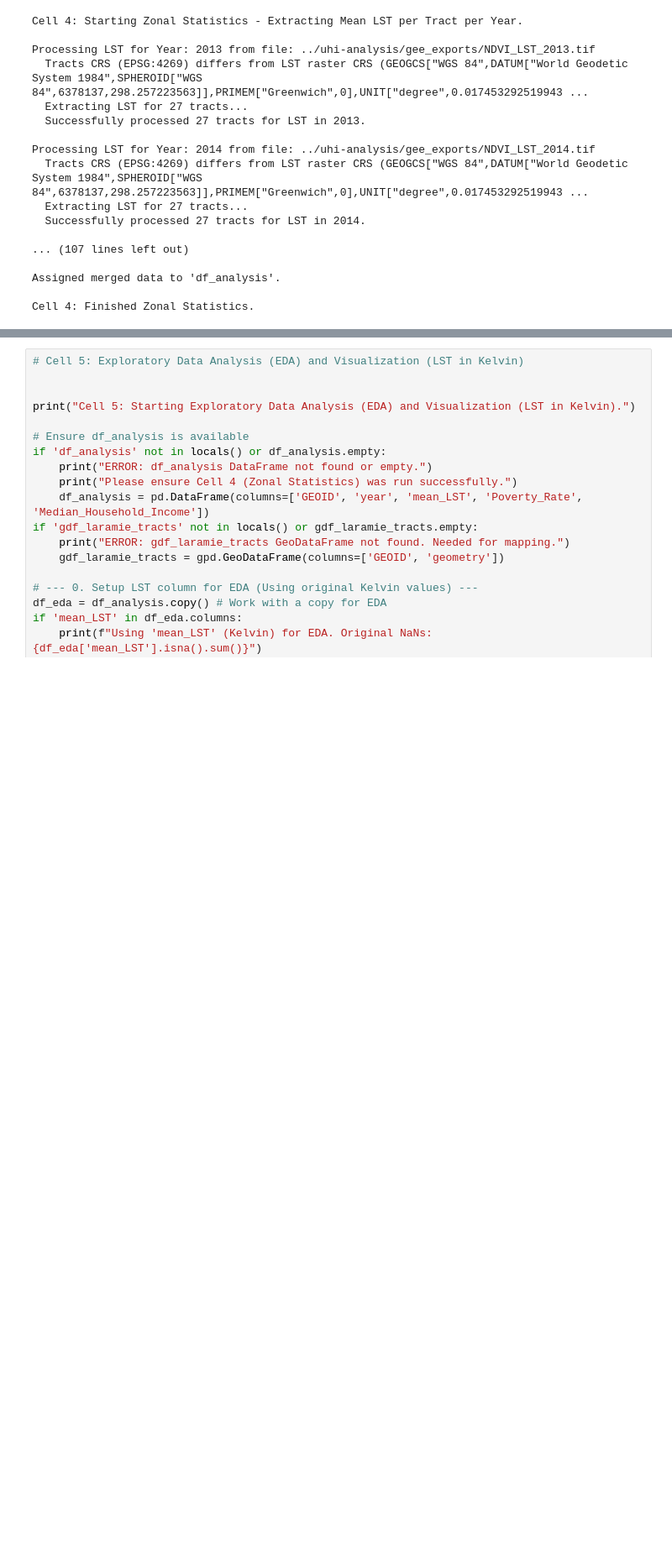
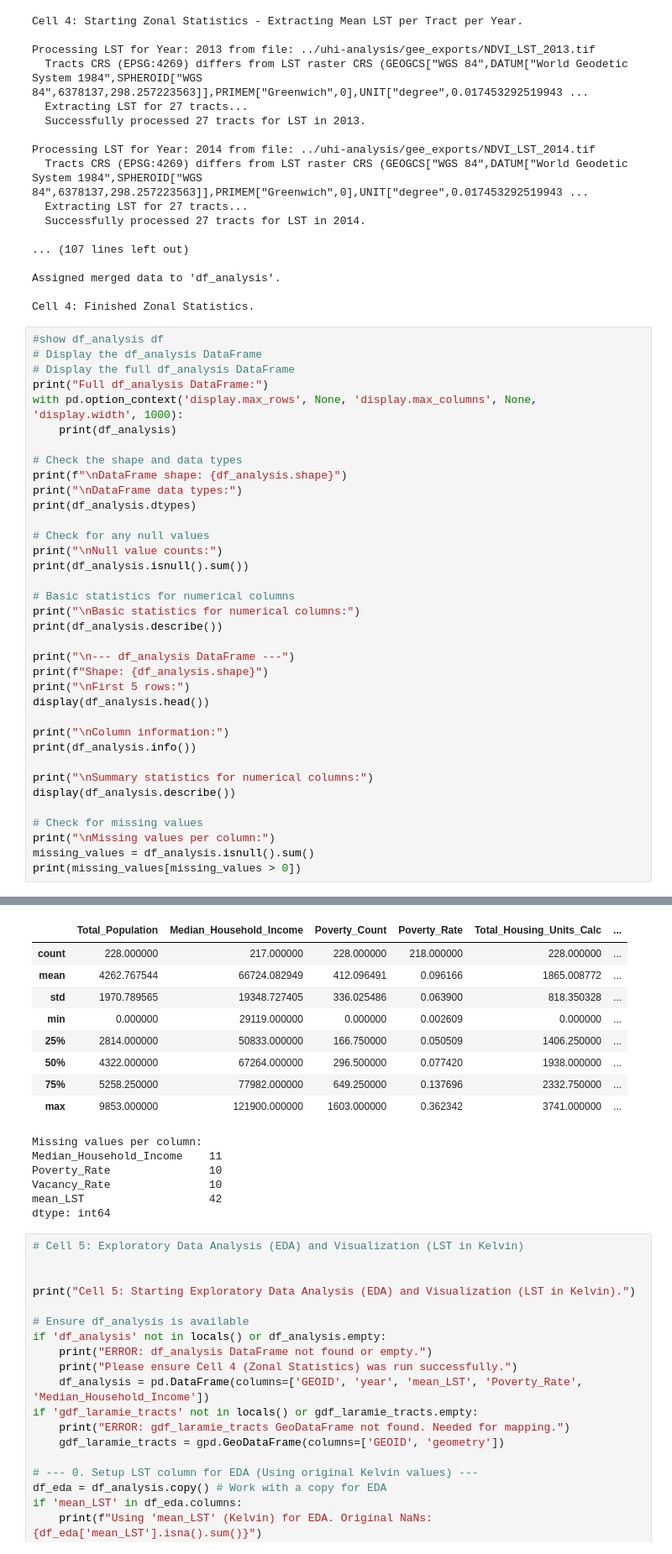
Before and after one commit to 14-TR/uhi-analysis, a Jupyter notebook: statistical_modeling_and_uhi_analysis.ipynb, the cells around one changed output, grey strips where cells are left out. Shown: that part at 84% size. Saved outputs shown, nothing was run; the diff lists cells and outputs as text; blank space fills up the shorter version.

Commit message:
Update execution counts in Jupyter notebook for consistency; add detailed output for df_analysis DataFrame, including statistics and missing values check.

```diff
--- a/statistical_modeling_and_uhi_analysis.ipynb
+++ b/statistical_modeling_and_uhi_analysis.ipynb
@@ -421,3 +421,40 @@ Processing LST for Year: 2014 from file: ../uhi-analysis/gee_exports/NDVI_LST_20
 Assigned merged data to 'df_analysis'.
 
 Cell 4: Finished Zonal Statistics.
+# %%
+#show df_analysis df
+# Display the df_analysis DataFrame
+# Display the full df_analysis DataFrame
+print("Full df_analysis DataFrame:")
+with pd.option_context('display.max_rows', None, 'display.max_columns', None, 'display.width', 1000):
+    print(df_analysis)
+
+# Check the shape and data types
+print(f"\nDataFrame shape: {df_analysis.shape}")
+print("\nDataFrame data types:")
+print(df_analysis.dtypes)
+
+# Check for any null values
+print("\nNull value counts:")
+print(df_analysis.isnull().sum())
+
+# Basic statistics for numerical columns
+print("\nBasic statistics for numerical columns:")
+print(df_analysis.describe())
+
+print("\n--- df_analysis DataFrame ---")
+print(f"Shape: {df_analysis.shape}")
+print("\nFirst 5 rows:")
+display(df_analysis.head())
+
+print("\nColumn information:")
+print(df_analysis.info())
+
+print("\nSummary statistics for numerical columns:")
+display(df_analysis.describe())
+
+# Check for missing values
+print("\nMissing values per column:")
+missing_values = df_analysis.isnull().sum()
+print(missing_values[missing_values > 0])
+# %% [output]
@@ -424,3 +501,18 @@ Cell 4: Finished Zonal Statistics.
+|  | Total_Population | Median_Household_Income | Poverty_Count | Poverty_Rate | Total_Housing_Units_Calc | ... |
+| count | 228.000000 | 217.000000 | 228.000000 | 218.000000 | 228.000000 | ... |
+| mean | 4262.767544 | 66724.082949 | 412.096491 | 0.096166 | 1865.008772 | ... |
+| std | 1970.789565 | 19348.727405 | 336.025486 | 0.063900 | 818.350328 | ... |
+| min | 0.000000 | 29119.000000 | 0.000000 | 0.002609 | 0.000000 | ... |
+| 25% | 2814.000000 | 50833.000000 | 166.750000 | 0.050509 | 1406.250000 | ... |
+| 50% | 4322.000000 | 67264.000000 | 296.500000 | 0.077420 | 1938.000000 | ... |
+| 75% | 5258.250000 | 77982.000000 | 649.250000 | 0.137696 | 2332.750000 | ... |
+| max | 9853.000000 | 121900.000000 | 1603.000000 | 0.362342 | 3741.000000 | ... |
+Missing values per column:
+Median_Household_Income    11
+Poverty_Rate               10
+Vacancy_Rate               10
+mean_LST                   42
+dtype: int64
 # %%
 # Cell 5: Exploratory Data Analysis (EDA) and Visualization (LST in Kelvin)
 
```
Also changed, not shown: parts of 2 cells of this notebook, 2 other files.
